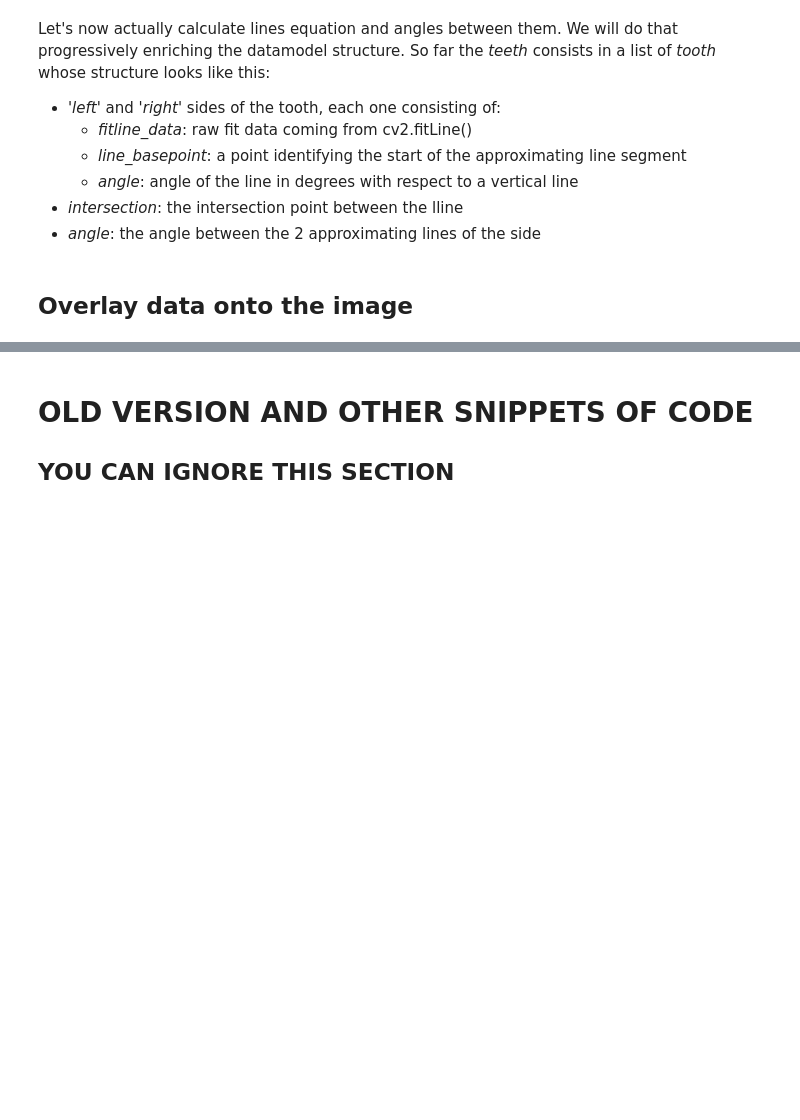
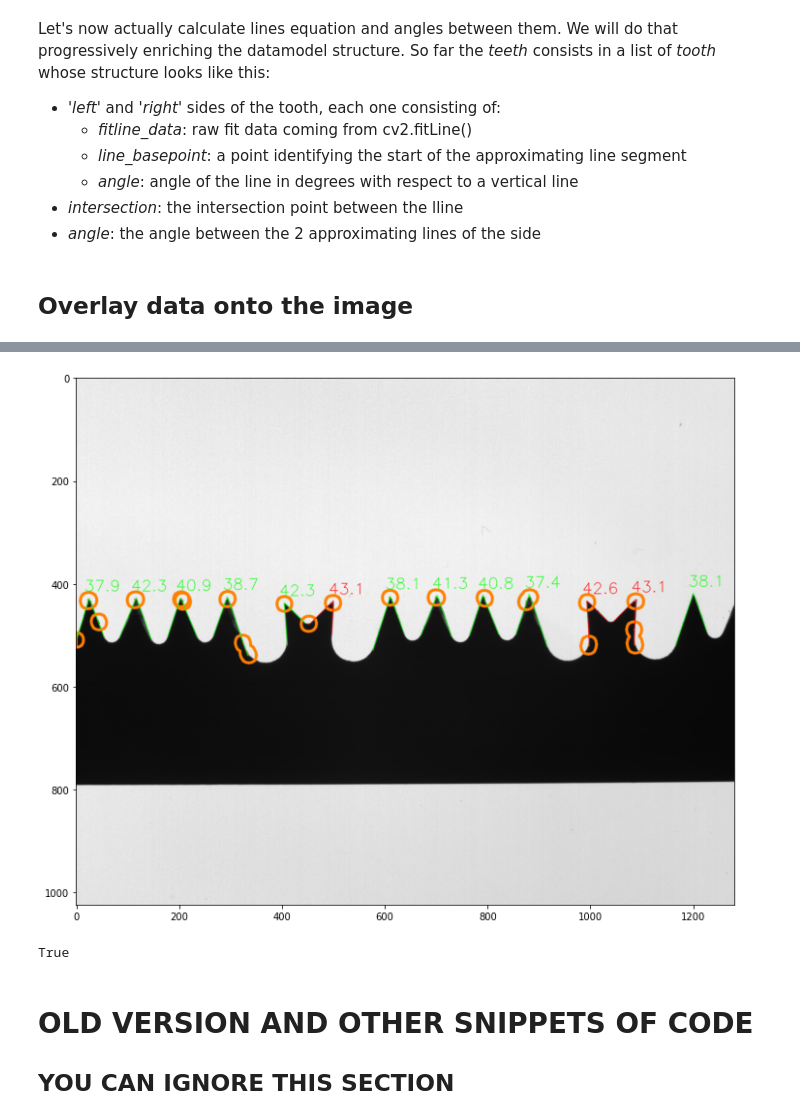
Before and after one commit to LorisGiann/Computer-Vision-Proj, a Jupyter notebook: Untitled.ipynb, the cells around one changed output, grey strips where cells are left out. Saved outputs shown, nothing was run; the diff lists cells and outputs as text; code cells hidden in the pictures; blank space fills up the shorter version.

Commit message:
optional requirements also done

```diff
--- a/Untitled.ipynb
+++ b/Untitled.ipynb
@@ -641,3 +635,46 @@ cv2.imwrite('final_result.png', img_overlayed)
+# %%
+DIST_THRESH = 1 #1
+OVERLAY_COLOR = (0, 128, 255) #ORANGE
+
+foundBlurs=False
+
+img_overlayed_imperfections = cv2.cvtColor(img, cv2.COLOR_GRAY2BGR)
+img_surround = np.zeros((img_overlayed_imperfections.shape[0],img_overlayed_imperfections.shape[1],1), dtype=np.uint8) #np.zeros_like(img_overlayed_imperfections)
+for tooth in teeth:
+    for side in ('left','right'):
+        for contourPt in tooth[side]['contour']:
+            foundBlursInSegment=False
+            vx,vy,x0,y0=tooth[side]['fitline_data'].flatten()
+            cx,cy=contourPt[0]
+            lx,ly=closestLinePt(vx,vy,x0,y0,cx,cy)
+            dist=distance(np.array([cx,cy]),np.array([lx,ly]))
+            if(dist>DIST_THRESH):
+                img_overlayed_imperfections=cv2.circle(img=img_overlayed_imperfections, center=tuple([cx,cy]), radius=0, color=OVERLAY_COLOR, thickness=1)
+                img_surround=cv2.circle(img=img_surround, center=tuple([cx,cy]), radius=0, color=(255, 255, 255), thickness=30)  #also make a big circle around the point to highlight it. Agglomerate circles on case of close points
+                #print("blur detected at contour point ({},{})".format(cx,cy))
+                foundBlursInSegment=True
+                foundBlurs=True
+        if foundBlursInSegment:
+            _img, contours, _hierarchy = cv2.findContours(image=img_surround, mode=cv2.RETR_EXTERNAL, method=cv2.CHAIN_APPROX_NONE)
+            cv2.drawContours(image=img_overlayed_imperfections, contours=contours, contourIdx=-1, color=OVERLAY_COLOR, thickness=3, lineType=cv2.LINE_AA)
+            img_surround.fill(0) #reset tmp image
+
+if foundBlurs==False:
+    print('WARNING: no blur with distance > {} have been found. Try a smaller value!'.format(DIST_THRESH))
+img_overlayed_imperfections=overlay_teeth_data(img_overlayed_imperfections) #overlay approximating segments and angle information ON the current one
+
+
+# Display Image
+plt.figure(figsize=(20, 10))
+image_rgb = cv2.cvtColor(img_overlayed_imperfections,cv2.COLOR_BGR2RGB)
+plt.imshow(image_rgb)
+#plt.imshow(img_points, cmap='gray', vmin=0, vmax=255)
+plt.show()
+
+cv2.imwrite('final_result_highlited_imperfections.png', img_overlayed_imperfections)
+# %% [output]
+[figure, added]
+True
 # %% [markdown]
 # OLD VERSION AND OTHER SNIPPETS OF CODE
 ## YOU CAN IGNORE THIS SECTION
```
Also changed, not shown: parts of 9 cells of this notebook, 10 other files.
